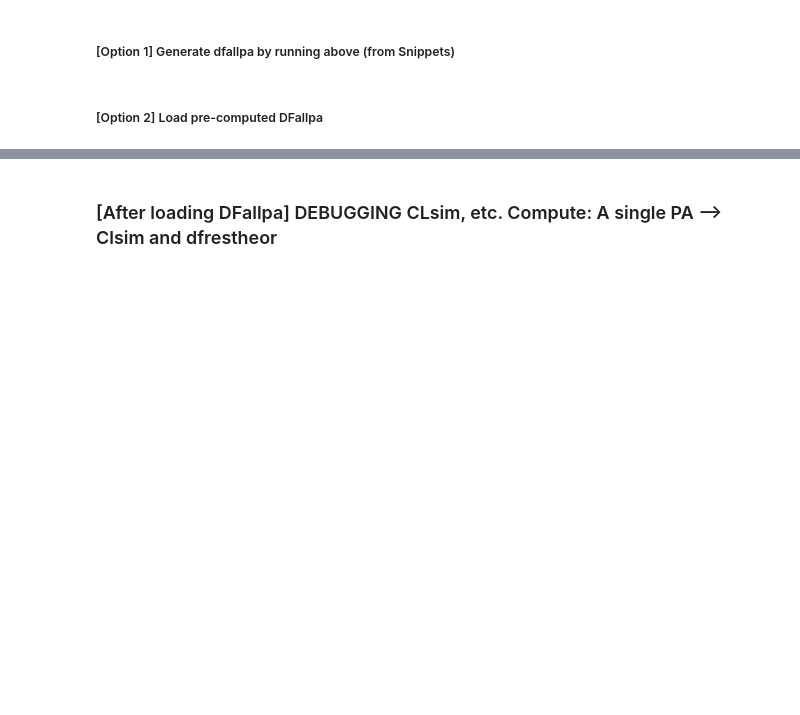
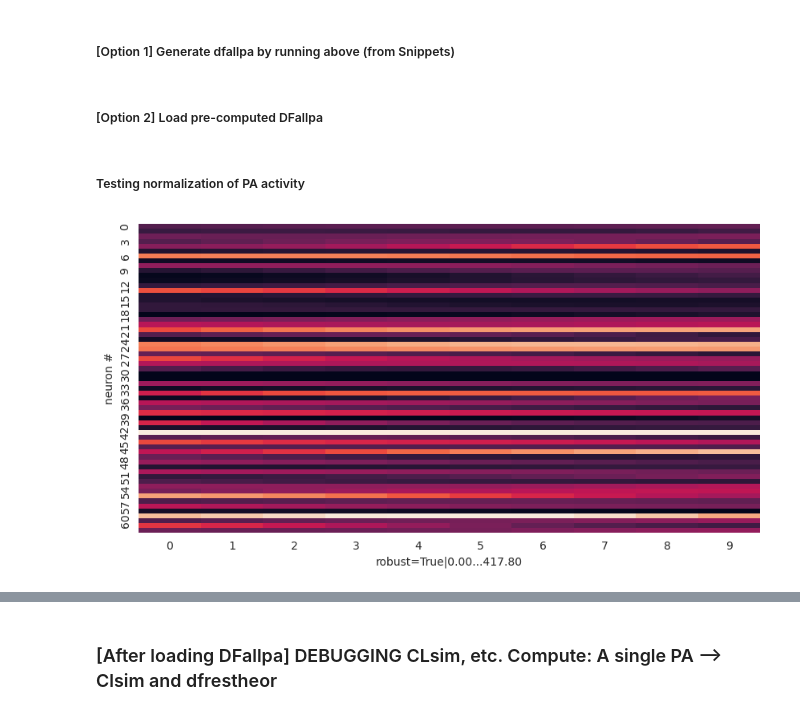
Before and after one commit to lucast4/neuralmonkey, a Jupyter notebook: neuralmonkey/notebooks/231203_snippets_rsa.ipynb, the cells around one changed output, grey strips where cells are left out. Cells and saved outputs as stored; diff of their text form; code cells hidden in the pictures; blank space fills up the shorter version.

```diff
--- a/neuralmonkey/notebooks/231203_snippets_rsa.ipynb
+++ b/neuralmonkey/notebooks/231203_snippets_rsa.ipynb
@@ -413,7 +413,7 @@ from neuralmonkey.analyses.rsa import rsagood_pa_vs_theor_wrapper_loadresults, r
 # subtract_mean_each_level_of_var = None
 
 animal = "Diego"
-date = 230616
+date = 230619
 question = "SS_shape"
 version_distance = "euclidian_unbiased"
 subtract_mean_each_level_of_var = None
@@ -464,3 +464,20 @@ version_distance = "euclidian_unbiased"
 # use_distributional_distance = True
 # %%
 # Use saved params
+# %% [markdown]
+##### Testing normalization of PA activity
+# %%
+from neuralmonkey.analyses.state_space_good import popanal_preprocess_scalar_normalization
+from neuralmonkey.analyses.rsa import _rsagood_convert_PA_to_Cl
+
+br = "PMv"
+tw = (-0.1, 0)
+
+a = DFallpa["bregion"] == br
+b = DFallpa["twind"] == tw
+pa = DFallpa[a & b]["pa"].values[0]
+
+# Plot smoothed fr
+pa.plotNeurHeat(0)
+# %% [output]
+[figure, added]
```
Also changed, not shown: parts of 5 cells of this notebook.
